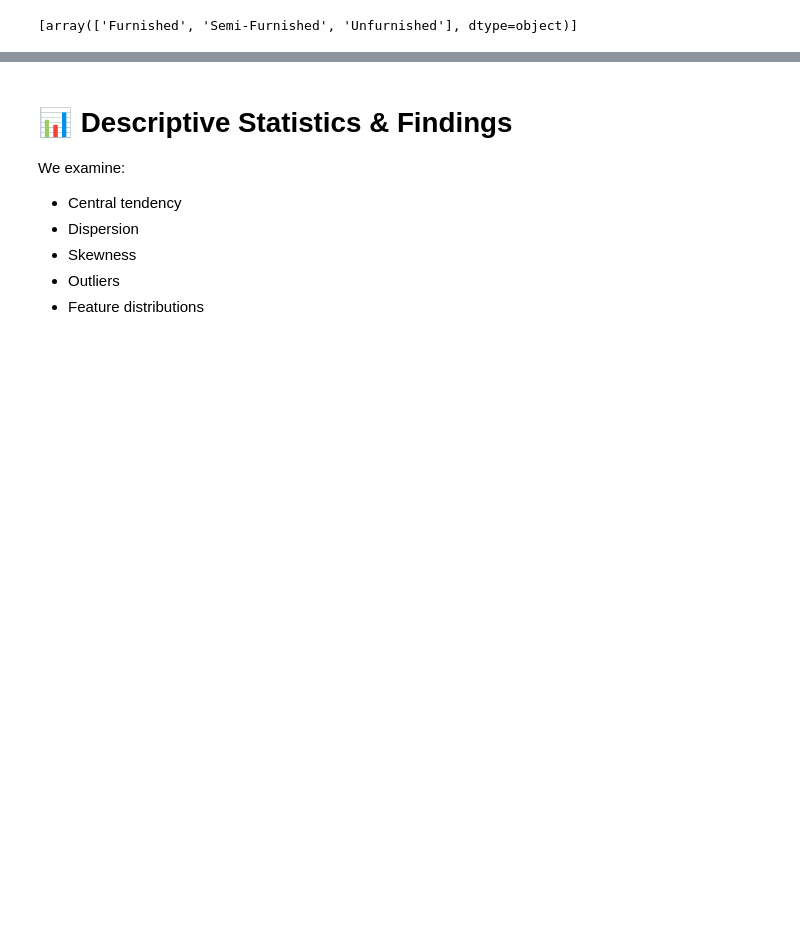
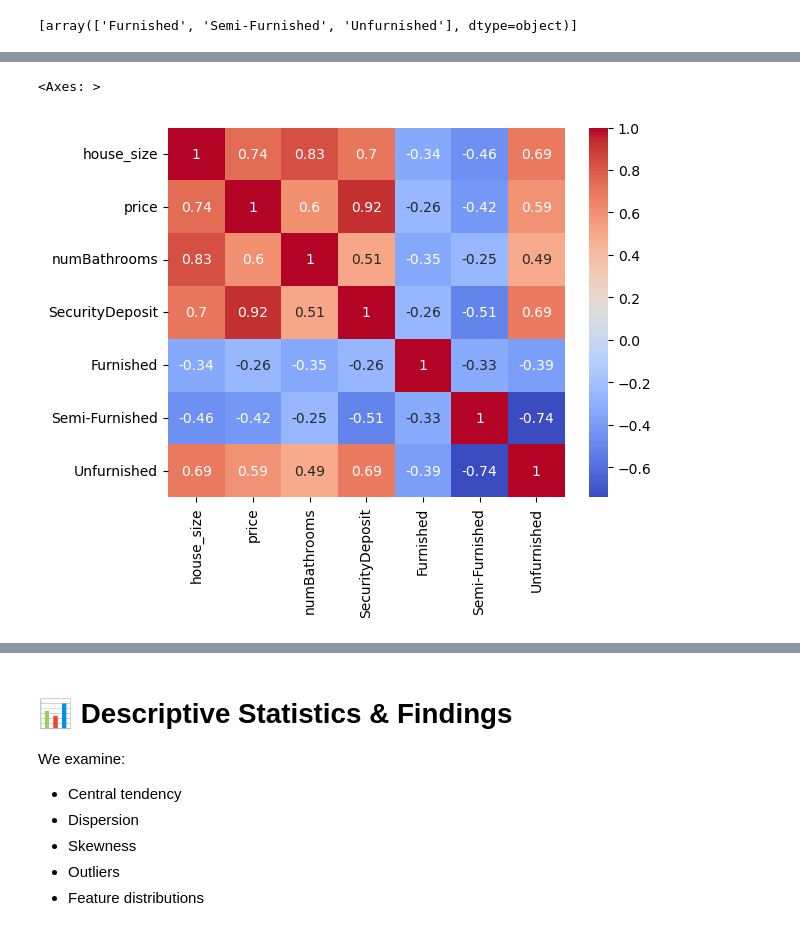
Before and after one commit to ankitkrsingh05/sms_lucknow, a Jupyter notebook: Delhi_Housing_Optimized_Advanced_Project.ipynb, the cells around one changed output, grey strips where cells are left out. Saved outputs shown, nothing was run; the diff lists cells and outputs as text; code cells hidden in the pictures; blank space fills up the shorter version.

```diff
--- a/Delhi_Housing_Optimized_Advanced_Project.ipynb
+++ b/Delhi_Housing_Optimized_Advanced_Project.ipynb
@@ -134,0 +238,6 @@ pd.DataFrame(ohe.transform(df[["Status"]],).toarray(),columns = ['Furnished', 'S
+# %%
+sns.heatmap(df_trans4[[ 'house_size', 'price', 'numBathrooms',
+       'SecurityDeposit', 'Furnished', 'Semi-Furnished', 'Unfurnished']].corr(),annot=True, cmap='coolwarm')
+# %% [output]
+<Axes: >
+[figure, added]
```
Also changed, not shown: parts of 24 cells of this notebook.
